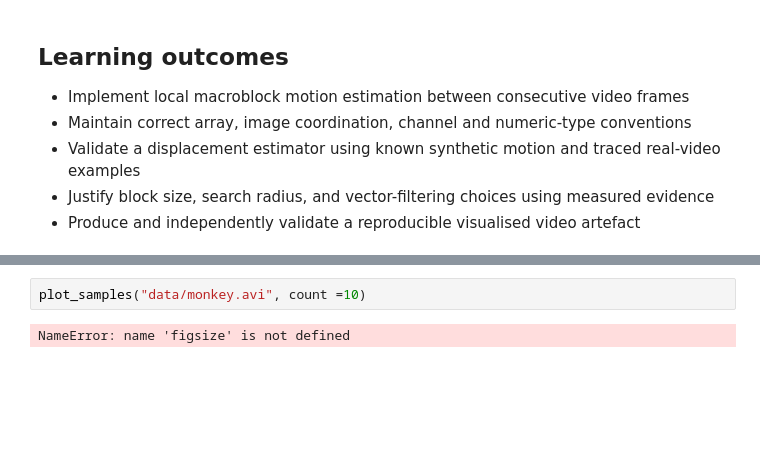
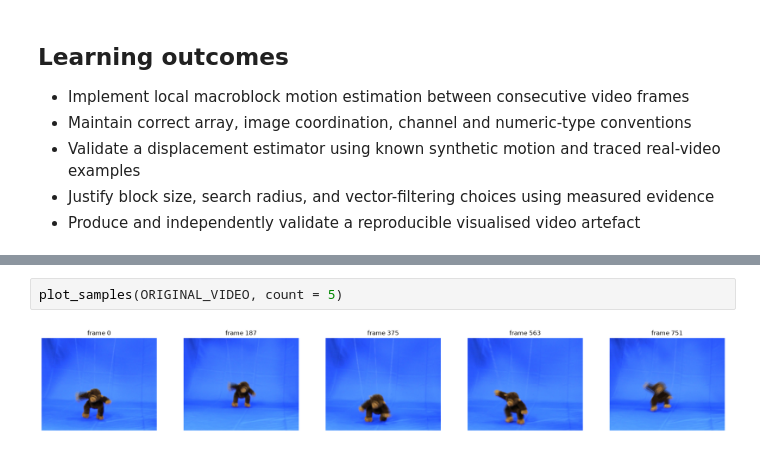
Before and after one commit to marsya-amanda/COMP3419-Python-Labs, a Jupyter notebook: SID530344829_Ass1a/macroblock_motion.ipynb, the cells around one changed output, grey strips where cells are left out. Saved outputs shown, nothing was run; the diff lists cells and outputs as text; blank space fills up the shorter version.

```diff
--- a/SID530344829_Ass1a/macroblock_motion.ipynb
+++ b/SID530344829_Ass1a/macroblock_motion.ipynb
@@ -39,4 +42,4 @@ VideoInfo(path=WindowsPath('C:/Users/mama0048/Downloads/COMP3419-Python-Labs/SID
 # %%
-plot_samples("data/monkey.avi", count =10)
+plot_samples(ORIGINAL_VIDEO, count = 5)
 # %% [output]
-NameError: name 'figsize' is not defined
+[figure, added]
```
Also changed, not shown: parts of 4 cells of this notebook, 1 other file.
